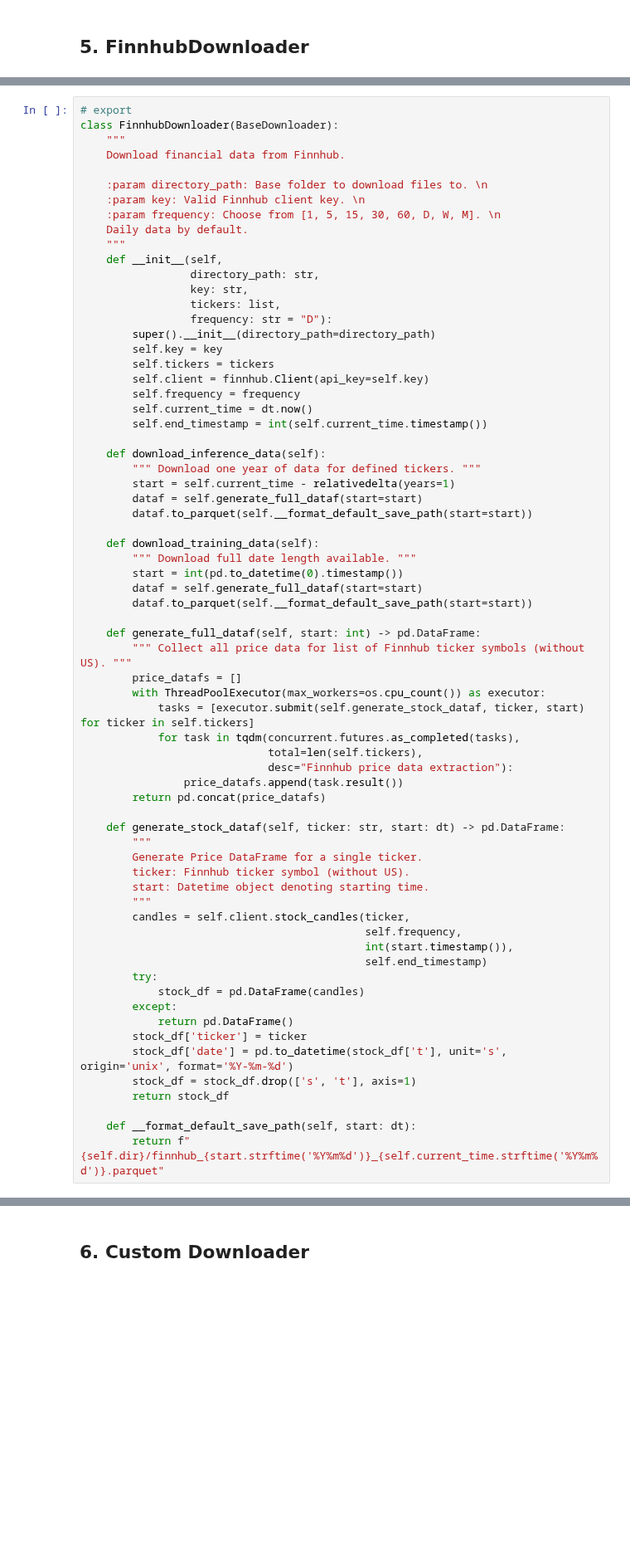
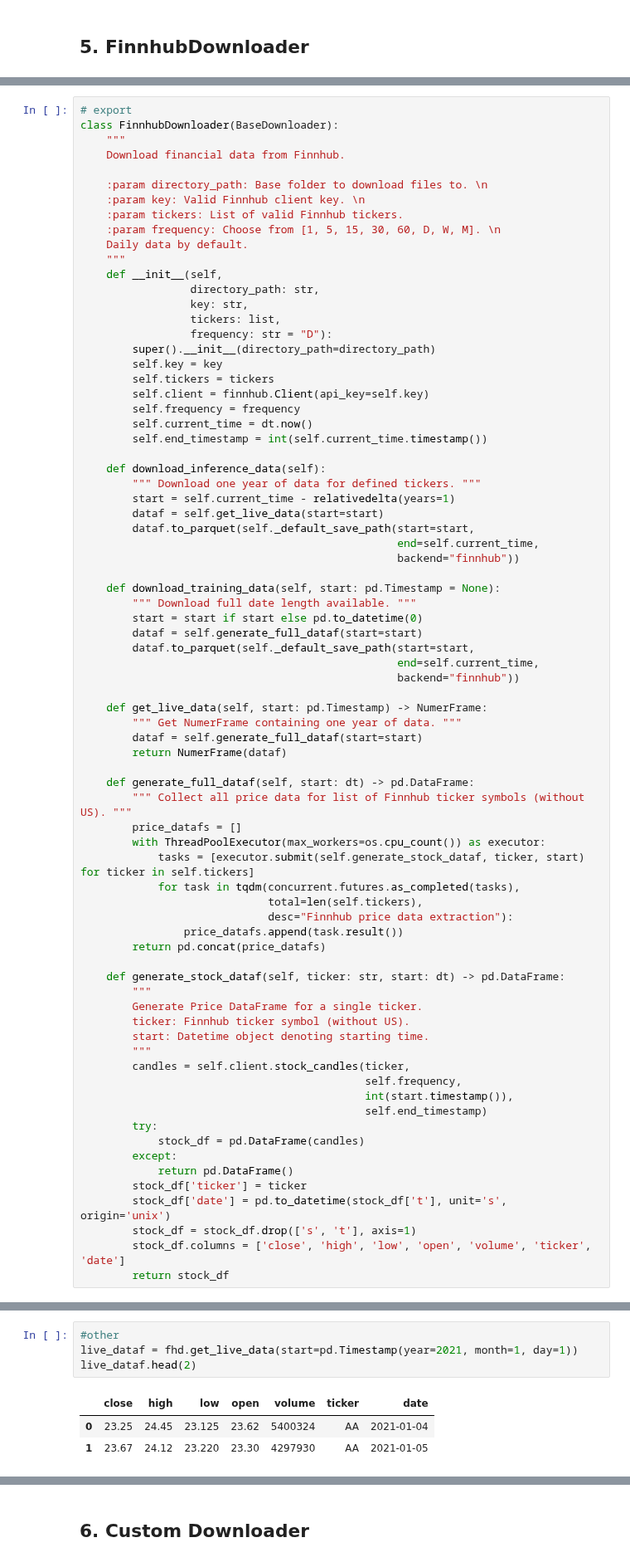
Before and after one commit to crowdcent/numerblox, a Jupyter notebook: nbs/01_download.ipynb, the cells around one changed output, grey strips where cells are left out. Shown at 83% size. Cells and saved outputs as stored; diff of their text form; blank space fills up the shorter version.

```diff
--- a/nbs/01_download.ipynb
+++ b/nbs/01_download.ipynb
@@ -802,6 +777,7 @@ class FinnhubDownloader(BaseDownloader):
 
     :param directory_path: Base folder to download files to. \n
     :param key: Valid Finnhub client key. \n
+    :param tickers: List of valid Finnhub tickers.
     :param frequency: Choose from [1, 5, 15, 30, 60, D, W, M]. \n
     Daily data by default.
     """
@@ -821,16 +797,25 @@ class FinnhubDownloader(BaseDownloader):
     def download_inference_data(self):
         """ Download one year of data for defined tickers. """
         start = self.current_time - relativedelta(years=1)
+        dataf = self.get_live_data(start=start)
+        dataf.to_parquet(self._default_save_path(start=start,
+                                                 end=self.current_time,
+                                                 backend="finnhub"))
+
+    def download_training_data(self, start: pd.Timestamp = None):
+        """ Download full date length available. """
+        start = start if start else pd.to_datetime(0)
         dataf = self.generate_full_dataf(start=start)
-        dataf.to_parquet(self.__format_default_save_path(start=start))
+        dataf.to_parquet(self._default_save_path(start=start,
+                                                 end=self.current_time,
+                                                 backend="finnhub"))
 
-    def download_training_data(self):
-        """ Download full date length available. """
-        start = int(pd.to_datetime(0).timestamp())
+    def get_live_data(self, start: pd.Timestamp) -> NumerFrame:
+        """ Get NumerFrame containing one year of data. """
         dataf = self.generate_full_dataf(start=start)
-        dataf.to_parquet(self.__format_default_save_path(start=start))
+        return NumerFrame(dataf)
 
-    def generate_full_dataf(self, start: int) -> pd.DataFrame:
+    def generate_full_dataf(self, start: dt) -> pd.DataFrame:
         """ Collect all price data for list of Finnhub ticker symbols (without US). """
         price_datafs = []
         with ThreadPoolExecutor(max_workers=os.cpu_count()) as executor:
@@ -856,9 +841,7 @@ class FinnhubDownloader(BaseDownloader):
         except:
             return pd.DataFrame()
         stock_df['ticker'] = ticker
-        stock_df['date'] = pd.to_datetime(stock_df['t'], unit='s', origin='unix', format='%Y-%m-%d')
+        stock_df['date'] = pd.to_datetime(stock_df['t'], unit='s', origin='unix')
         stock_df = stock_df.drop(['s', 't'], axis=1)
+        stock_df.columns = ['close', 'high', 'low', 'open', 'volume', 'ticker', 'date']
         return stock_df
-
-    def __format_default_save_path(self, start: dt):
-        return f"{self.dir}/finnhub_{start.strftime('%Y%m%d')}_{self.current_time.strftime('%Y%m%d')}.parquet"
@@ -866,0 +870,8 @@ class FinnhubDownloader(BaseDownloader):
+# %%
+#other
+live_dataf = fhd.get_live_data(start=pd.Timestamp(year=2021, month=1, day=1))
+live_dataf.head(2)
+# %% [output]
+|  | close | high | low | open | volume | ticker | date |
+| 0 | 23.25 | 24.45 | 23.125 | 23.62 | 5400324 | AA | 2021-01-04 |
+| 1 | 23.67 | 24.12 | 23.220 | 23.30 | 4297930 | AA | 2021-01-05 |
```
Also changed, not shown: parts of 36 cells of this notebook, 3 other files.
